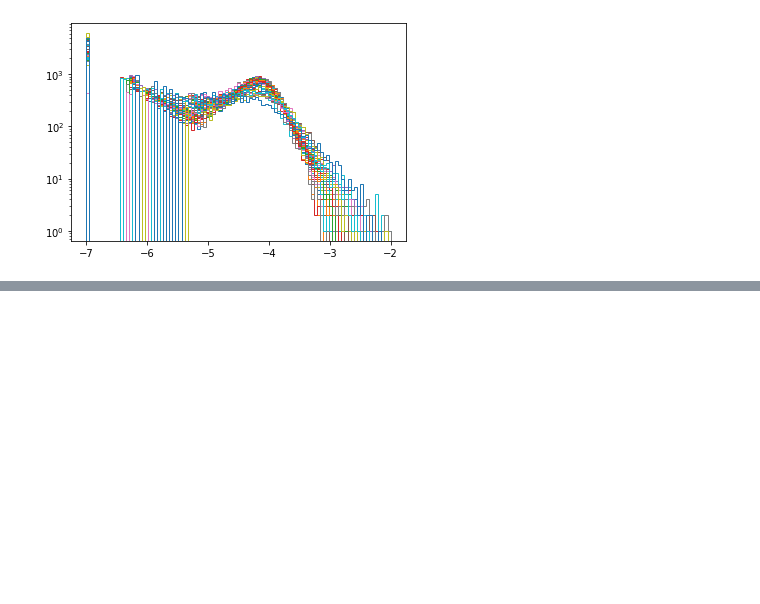
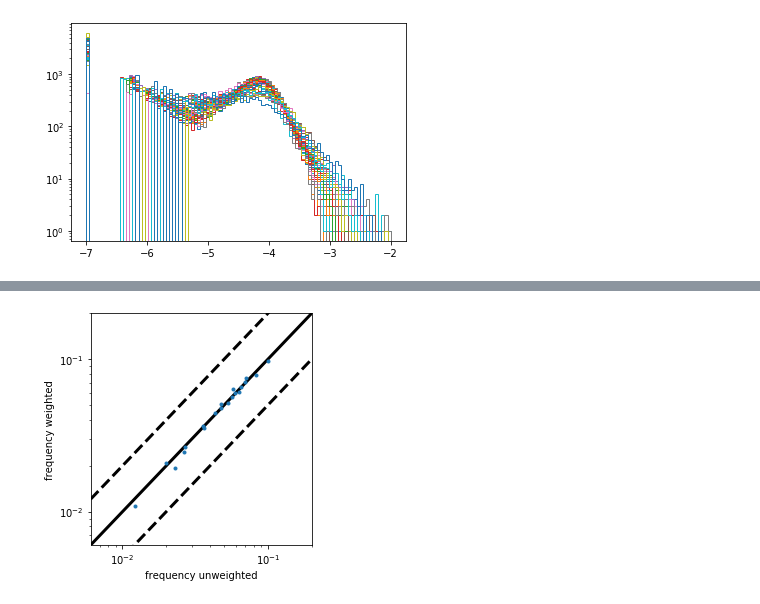
Before and after one commit to andim/peptidome, a Jupyter notebook: code/tissuedistributions/tissuedistribution.ipynb, the cells around one changed output, grey strips where cells are left out. Saved outputs shown, nothing was run; the diff lists cells and outputs as text; code cells hidden in the pictures; blank space fills up the shorter version.

Commit message:
expression weighting

```diff
--- a/code/tissuedistributions/tissuedistribution.ipynb
+++ b/code/tissuedistributions/tissuedistribution.ipynb
@@ -126,0 +145,36 @@ fig.savefig('higher_order_stats.png')
+# %%
+kmers, indices = zip(*to_kmers(sequences, 9, return_index=True))
+# %%
+weights = expression[list(indices)]
+# %%
+matrix = kmers_to_matrix(kmers)
+# %%
+for name, w in [('unweighted', None), ('weighted', weights)]:
+    fi = frequencies(matrix, num_symbols=naminoacids, weights=w)
+    fij = pair_frequencies(matrix, num_symbols=naminoacids, fi=fi, weights=w)
+    cij = compute_covariance_matrix(fi, fij)
+    fijk = triplet_frequencies(matrix, num_symbols=naminoacids, weights=w)
+    cijk = compute_cijk(fijk, fij, fi)
+    observables_dict['fi'][name] = fi
+    observables_dict['cij'][name] = cij
+    observables_dict['cijk'][name] = cijk
+# %%
+fig, ax = plt.subplots(figsize=(4, 4))
+fi = observables_dict['fi']['unweighted']
+xmin, xmax = 0.5*np.amin(fi), 2*np.amax(fi)
+x = np.logspace(np.log10(xmin), np.log10(xmax))
+ax.plot(x, x, 'k', lw=3)
+ax.plot(x, x*2, '--k', lw=3)
+ax.set_xlim(xmin, xmax)
+ax.set_ylim(xmin, xmax)
+ax.plot(x, x/2, '--k', lw=3)
+ax.plot(np.mean(observables_dict['fi']['unweighted'] , axis=0),
+        np.mean(observables_dict['fi']['weighted'] , axis=0),
+        'o', ms=3)
+ax.set_xscale('log')
+ax.set_yscale('log')
+ax.set_xlabel('frequency unweighted')
+ax.set_ylabel('frequency weighted')
+fig.tight_layout()
+# %% [output]
+[figure, added]
```
Also changed, not shown: parts of 6 cells of this notebook, 2 other files.
